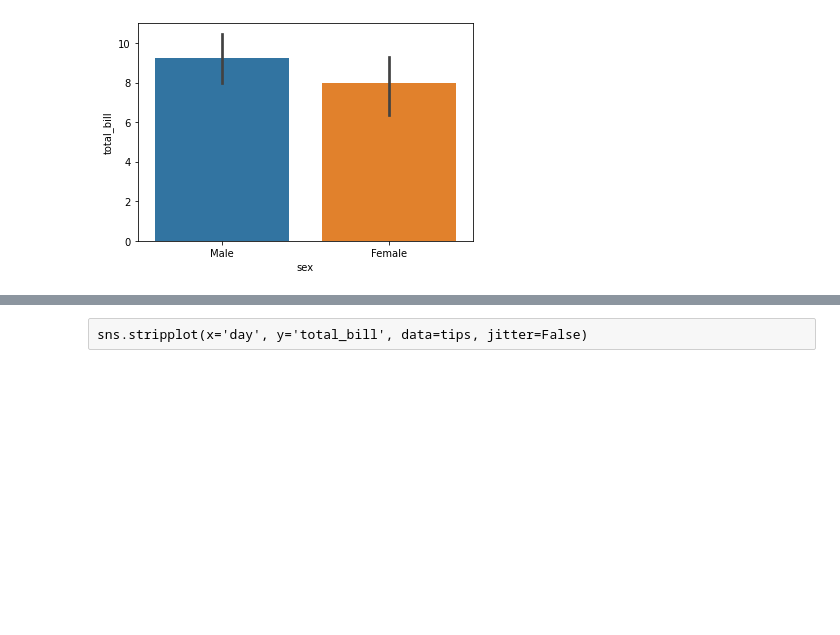
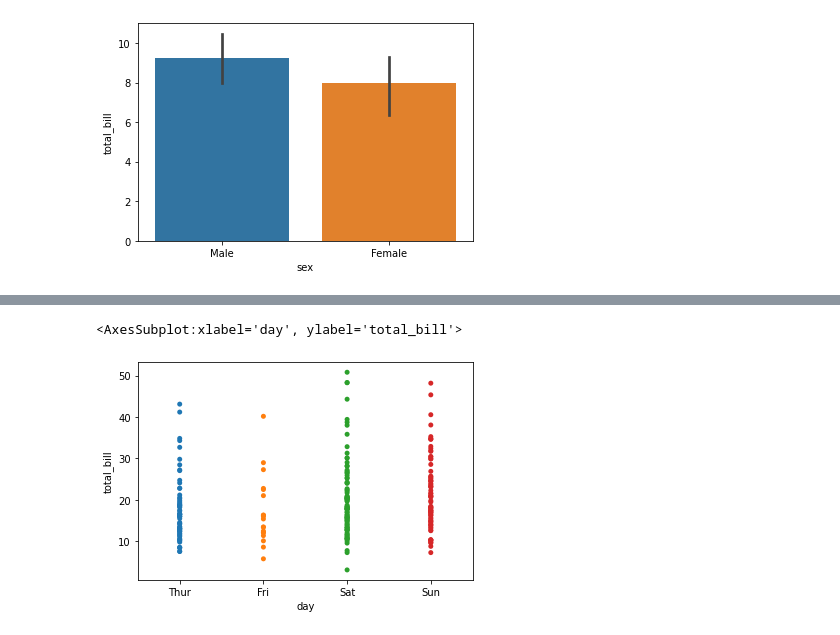
Before and after one commit to itsregalo/DS-ML, a Jupyter notebook: Seaborn/CategoricalPlots.ipynb, the cells around one changed output, grey strips where cells are left out. Drawn from its saved outputs; the diff is of its cells as text; code cells hidden in the pictures; blank space fills up the shorter version.

```diff
--- a/Seaborn/CategoricalPlots.ipynb
+++ b/Seaborn/CategoricalPlots.ipynb
@@ -38,3 +59,6 @@ sns.stripplot(x='day', y='total_bill', data=tips)
-# %% [raw]
-sns.stripplot(x='day', y='total_bill', data=tips, jitter=False)
+# %%
+sns.stripplot(x='day', y='total_bill', data=tips, jitter=False)
+# %% [output]
+<AxesSubplot:xlabel='day', ylabel='total_bill'>
+[figure, added]
 # %%
```
Also changed, not shown: parts of 8 cells of this notebook, 1 other file.
